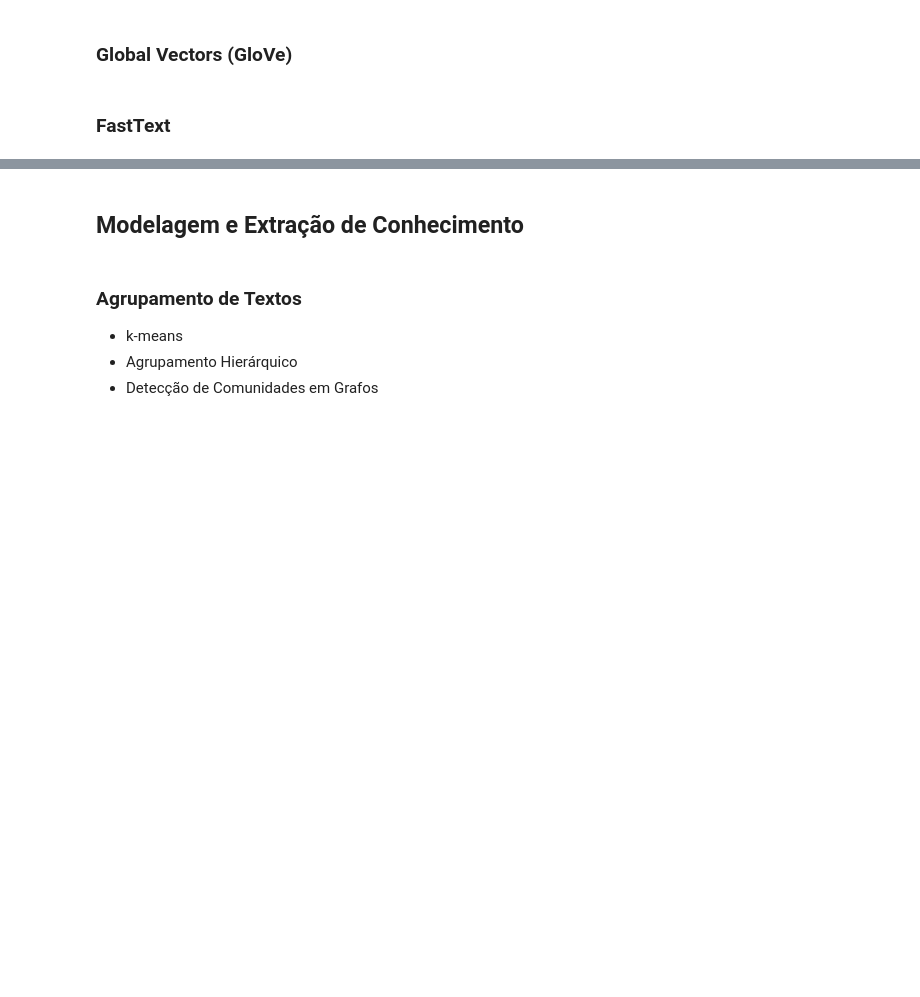
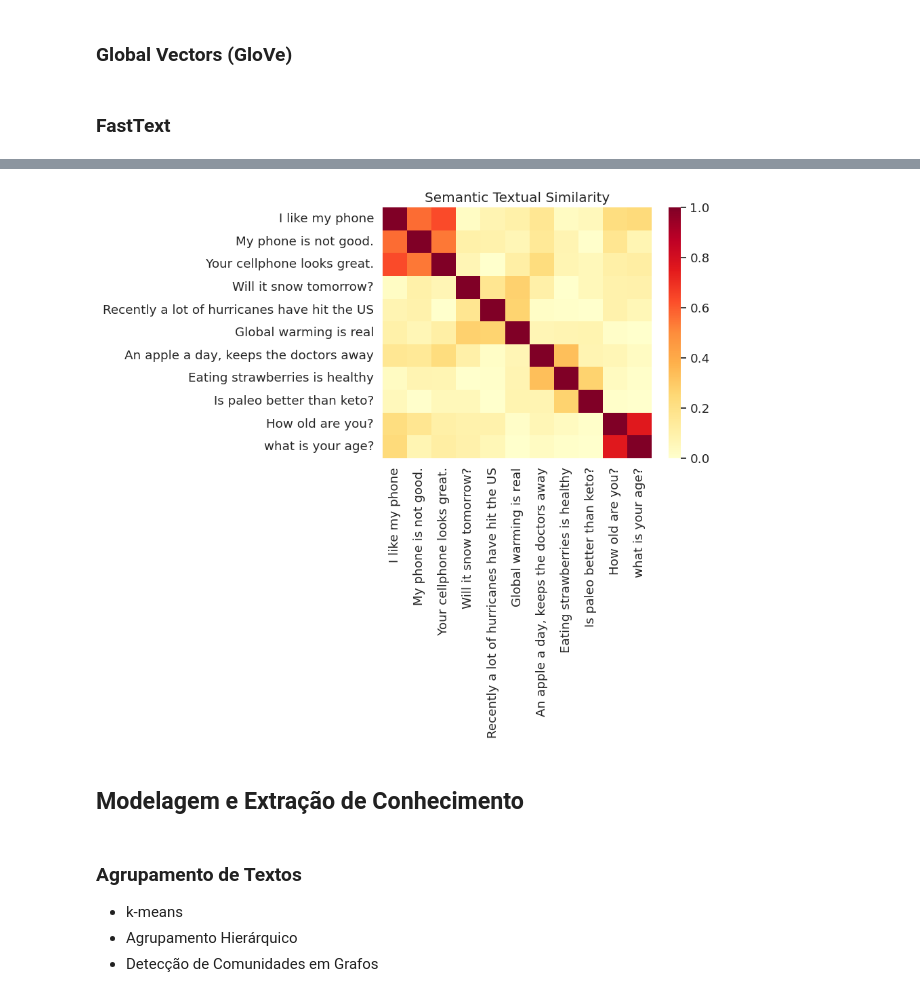
Before and after one commit to webmedia2022-nlp/course-code, a Jupyter notebook: NLP_WebMedia2022.ipynb, the cells around one changed output, grey strips where cells are left out. Drawn from its saved outputs; the diff is of its cells as text; code cells hidden in the pictures; blank space fills up the shorter version.

Commit message:
Sentence embeddings slides

```diff
--- a/NLP_WebMedia2022.ipynb
+++ b/NLP_WebMedia2022.ipynb
@@ -944,23 +1192,25 @@ TBD
 # %%
 # Exemplo baseado em:
 # https://www.tensorflow.org/hub/tutorials/semantic_similarity_with_tf_hub_universal_encoder
 
 def plot_similarity(labels, features, rotation):
   corr = np.inner(features, features)
   sns.set(font_scale=1.2)
   g = sns.heatmap(
       corr,
       xticklabels=labels,
       yticklabels=labels,
       vmin=0,
       vmax=1,
       cmap="YlOrRd")
   g.set_xticklabels(labels, rotation=rotation)
   g.set_title("Semantic Textual Similarity")
 
 
-sent_emb = SentenceEmbeddings().labse(sentences) #escolha o modelo de sentence embeddings de sua preferência
+sent_emb = SentenceEmbeddings().sbert(sentences) #escolha o modelo de sentence embeddings de sua preferência
 plot_similarity(sentences, sent_emb, 90)
+# %% [output]
+[figure, added]
 # %% [markdown]
 ## Modelagem e Extração de Conhecimento
 # %% [markdown]
```
Also changed, not shown: parts of 39 cells of this notebook, 13 other files.
